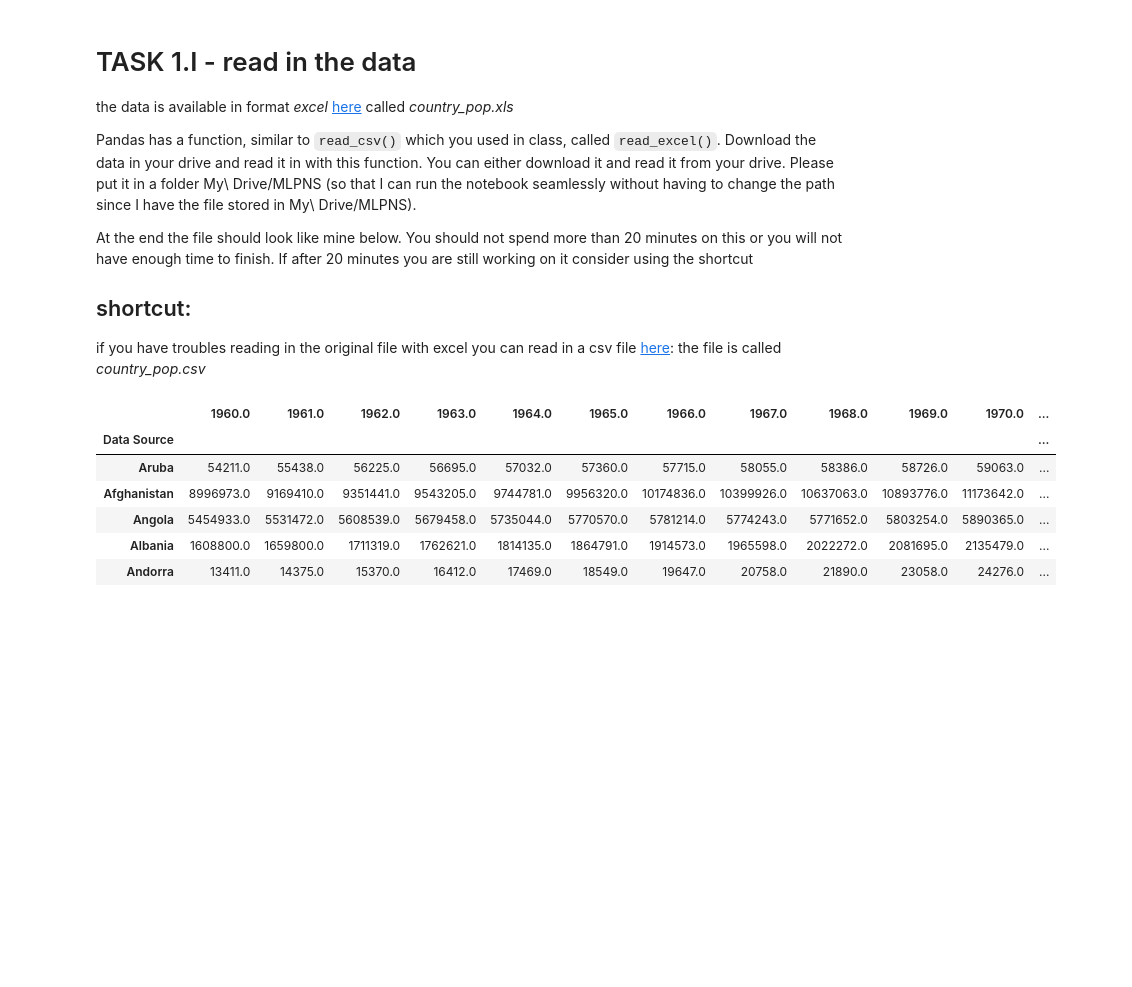
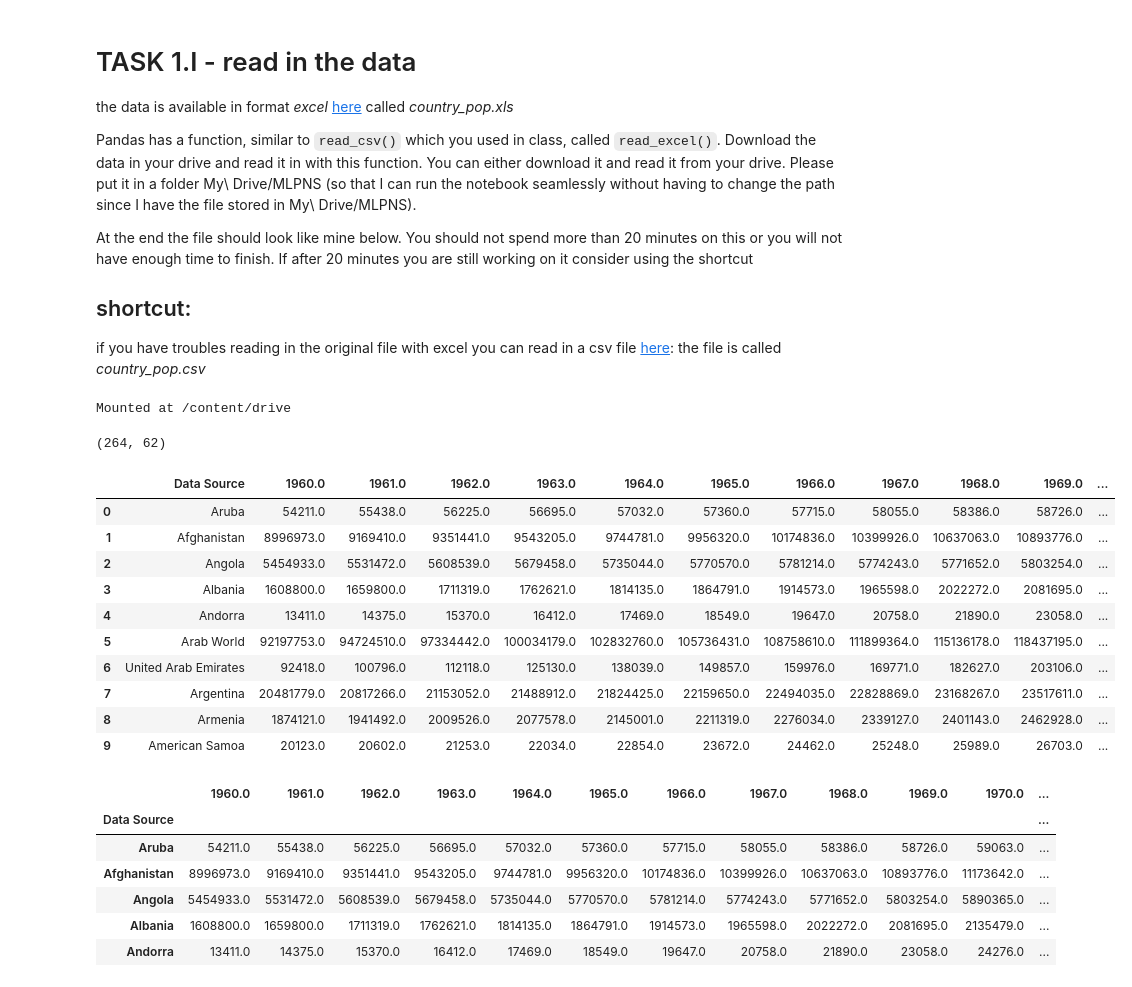
Before and after one commit to Jugabuntu/MLPNS2021, a Jupyter notebook: MLPNS2021midterm_instructions.ipynb, the cells around one changed output. Drawn from its saved outputs; the diff is of its cells as text; code cells hidden in the pictures; blank space fills up the shorter version.

Commit message:
Creato con Colaboratory

```diff
--- a/MLPNS2021midterm_instructions.ipynb
+++ b/MLPNS2021midterm_instructions.ipynb
@@ -60,3 +60,8 @@ At the end the file should look like mine below. You should not spend more than
 
 ## shortcut:
 if you have troubles reading in the original file with excel you can read in a csv file [here](https://github.com/fedhere/MLPNS2021/tree/main/midterm): the file is called _country_pop.csv_
+# %%
+from google.colab import drive
+drive.mount('/content/drive', force_remount=True)
+# %% [output]
+Mounted at /content/drive
@@ -63,3 +70,21 @@ if you have troubles reading in the original file with excel you can read in a c
+# %%
+datain_csv.shape
+# %% [output]
+(264, 62)
+# %%
+datain_csv.head(10)
+# %% [output]
+|  | Data Source | 1960.0 | 1961.0 | 1962.0 | 1963.0 | 1964.0 | 1965.0 | 1966.0 | 1967.0 | 1968.0 | 1969.0 | ... |
+| 0 | Aruba | 54211.0 | 55438.0 | 56225.0 | 56695.0 | 57032.0 | 57360.0 | 57715.0 | 58055.0 | 58386.0 | 58726.0 | ... |
+| 1 | Afghanistan | 8996973.0 | 9169410.0 | 9351441.0 | 9543205.0 | 9744781.0 | 9956320.0 | 10174836.0 | 10399926.0 | 10637063.0 | 10893776.0 | ... |
+| 2 | Angola | 5454933.0 | 5531472.0 | 5608539.0 | 5679458.0 | 5735044.0 | 5770570.0 | 5781214.0 | 5774243.0 | 5771652.0 | 5803254.0 | ... |
+| 3 | Albania | 1608800.0 | 1659800.0 | 1711319.0 | 1762621.0 | 1814135.0 | 1864791.0 | 1914573.0 | 1965598.0 | 2022272.0 | 2081695.0 | ... |
+| 4 | Andorra | 13411.0 | 14375.0 | 15370.0 | 16412.0 | 17469.0 | 18549.0 | 19647.0 | 20758.0 | 21890.0 | 23058.0 | ... |
+| 5 | Arab World | 92197753.0 | 94724510.0 | 97334442.0 | 100034179.0 | 102832760.0 | 105736431.0 | 108758610.0 | 111899364.0 | 115136178.0 | 118437195.0 | ... |
+| 6 | United Arab Emirates | 92418.0 | 100796.0 | 112118.0 | 125130.0 | 138039.0 | 149857.0 | 159976.0 | 169771.0 | 182627.0 | 203106.0 | ... |
+| 7 | Argentina | 20481779.0 | 20817266.0 | 21153052.0 | 21488912.0 | 21824425.0 | 22159650.0 | 22494035.0 | 22828869.0 | 23168267.0 | 23517611.0 | ... |
+| 8 | Armenia | 1874121.0 | 1941492.0 | 2009526.0 | 2077578.0 | 2145001.0 | 2211319.0 | 2276034.0 | 2339127.0 | 2401143.0 | 2462928.0 | ... |
+| 9 | American Samoa | 20123.0 | 20602.0 | 21253.0 | 22034.0 | 22854.0 | 23672.0 | 24462.0 | 25248.0 | 25989.0 | 26703.0 | ... |
 # %%
 #leave
 datain.head()
```
Also changed, not shown: parts of 14 cells of this notebook.
